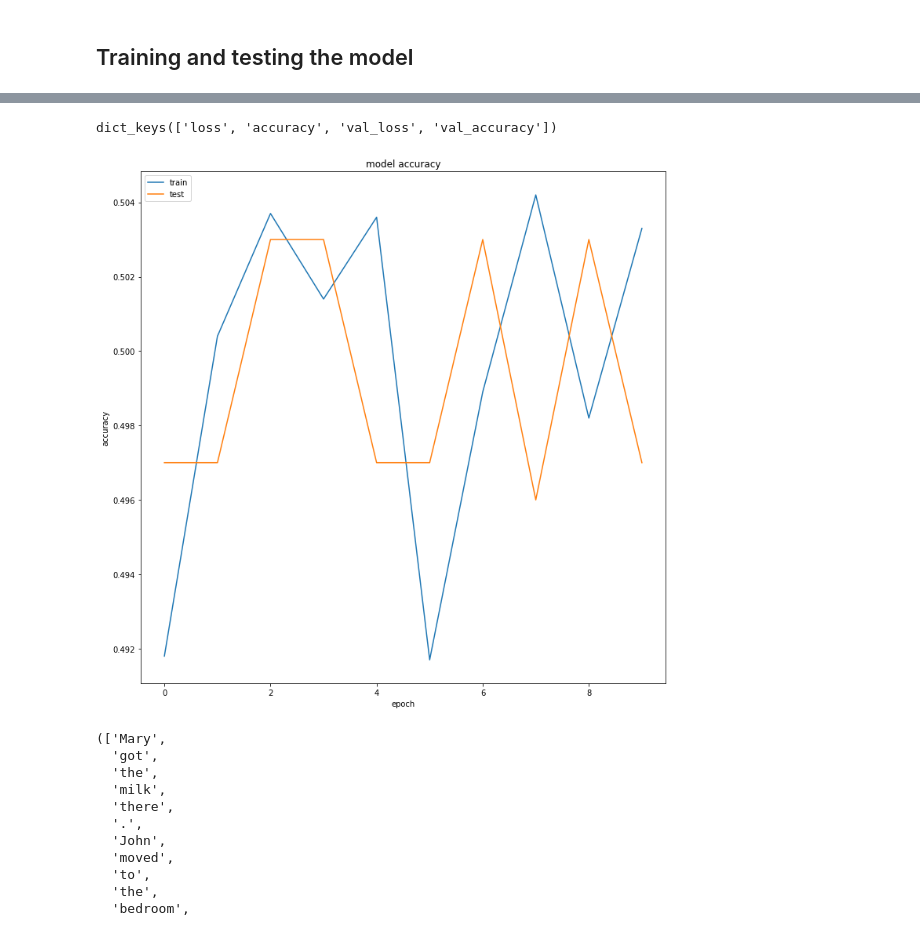
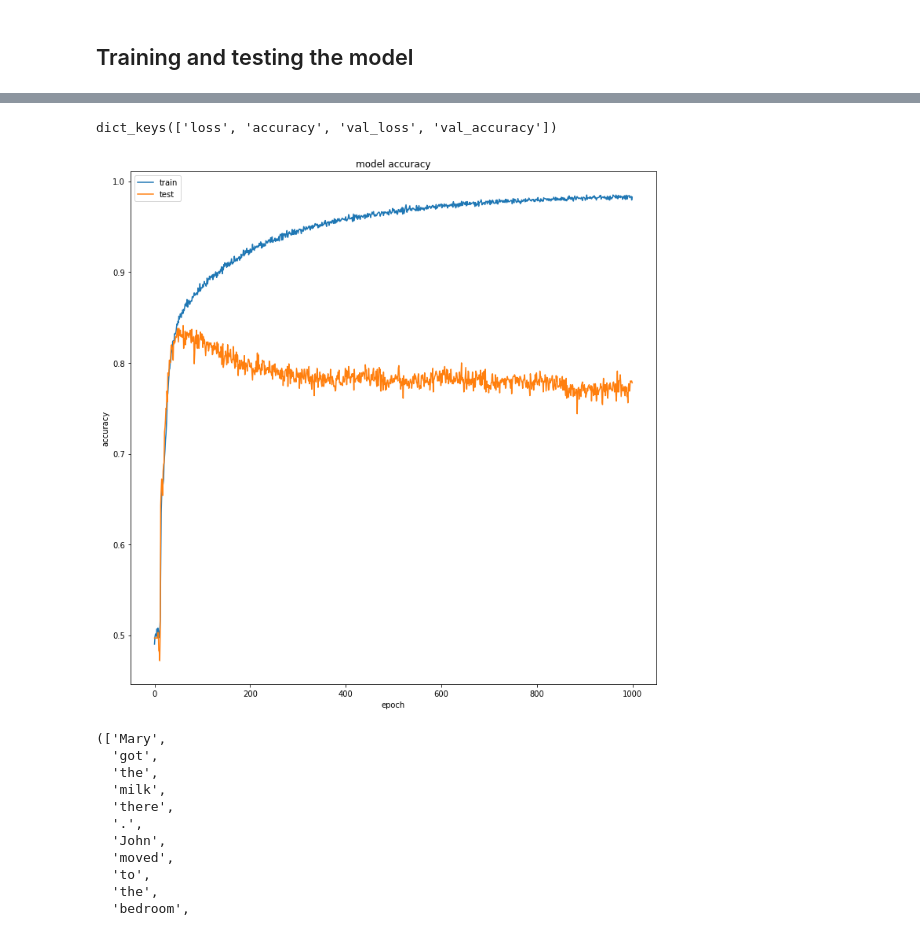
Before and after one commit to AakashLehhan/ChatbotUsingKeras, a Jupyter notebook: ChatBotModel.ipynb, the cells around one changed output, grey strips where cells are left out. Cells and saved outputs as stored; diff of their text form; code cells hidden in the pictures.

```diff
--- a/ChatBotModel.ipynb
+++ b/ChatBotModel.ipynb
@@ -322,5 +322,5 @@ ________________________________________________________________________________
 # %% [markdown]
 ## Training and testing the model
 # %%
-history = model.fit([inputs_train,questions_train],answers_train, batch_size = 32, epochs = 10, validation_data = ([inputs_test,questions_test], answers_test))
+history = model.fit([inputs_train,questions_train],answers_train, batch_size = 32, epochs = 1000, validation_data = ([inputs_test,questions_test], answers_test))
 # %% [output]
@@ -349,21 +346,21 @@ model.save_weights('model/chatbot_model_weights.h5')
 # %%
 #Lets plot the increase of accuracy as we increase the number of training epochs
 #We can see that without any training the acc is about 50%, random guessing
 import matplotlib.pyplot as plt
 %matplotlib inline
 print(history.history.keys())
 # summarize history for accuracy
 plt.figure(figsize=(12,12))
 plt.plot(history.history['accuracy'])
 plt.plot(history.history['val_accuracy'])
 plt.title('model accuracy')
 plt.ylabel('accuracy')
-plt.xlabel('epoch')model.save_weights('model/chatbot_model_weigh
+plt.xlabel('epoch')
 plt.legend(['train', 'test'], loc='upper left')
 plt.show()
 # %% [output]
 dict_keys(['loss', 'accuracy', 'val_loss', 'val_accuracy'])
-[figure, old version]
+[figure, new version]
 # %%
 #To load a model that we have already trained and saved:
 model.load_weights('model/chatbot_model_weights.h5')
```
Also changed, not shown: parts of 10 cells of this notebook, 1 other file.
